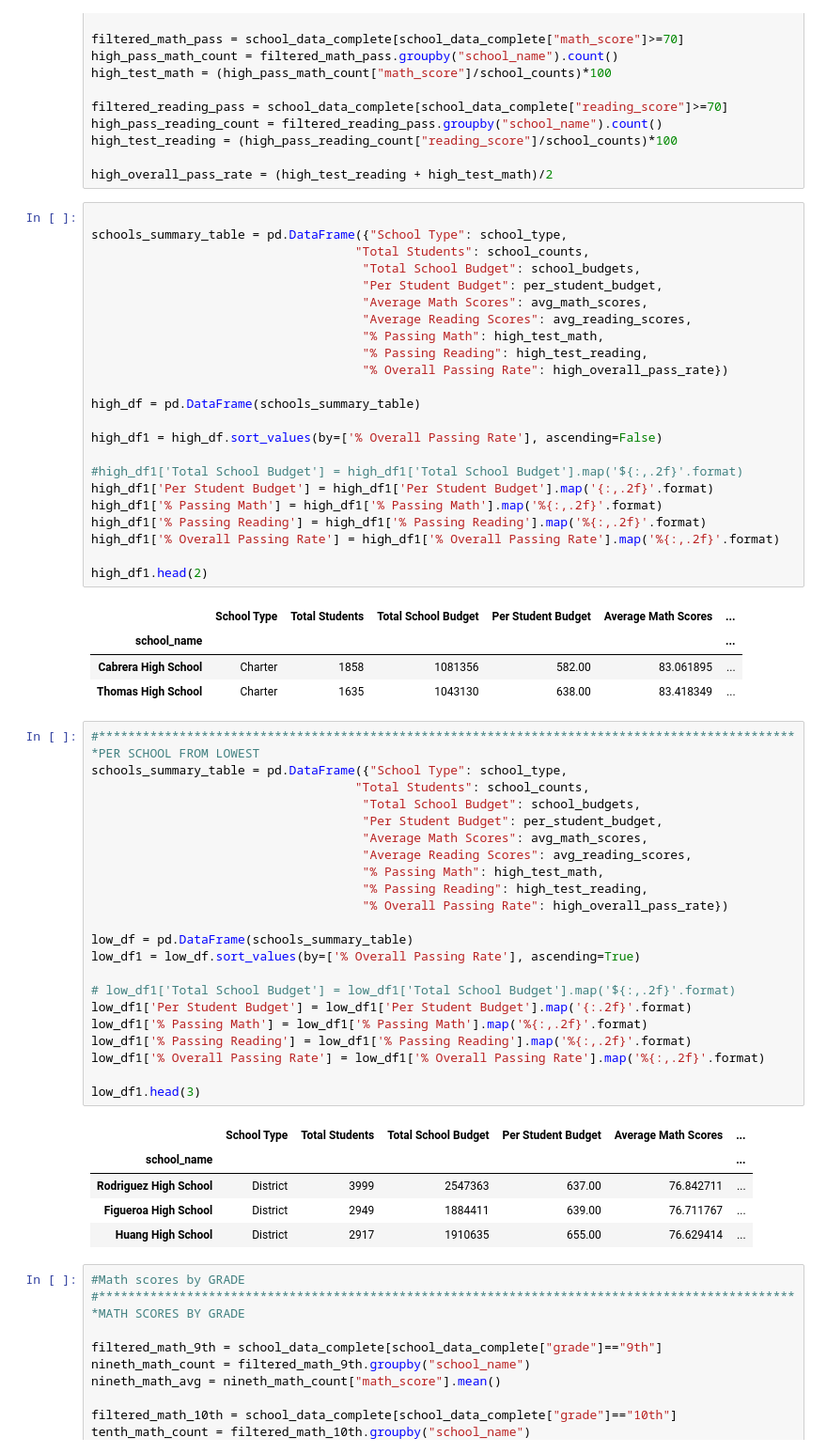
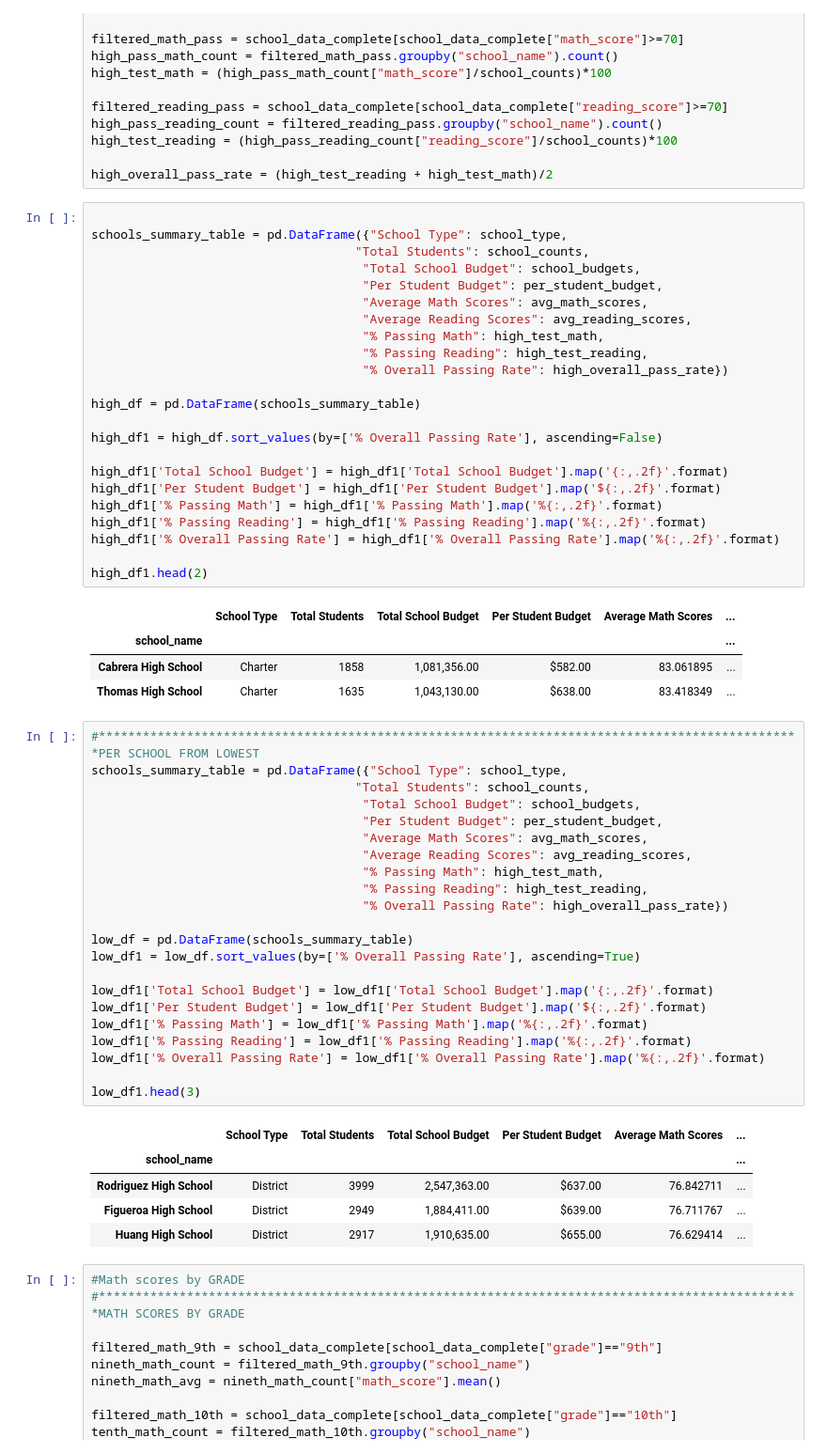
Before and after one commit to ramosconde/05-Matplotlib, a Jupyter notebook: 4-Numpy-Pandas Homework/Numpy_Pandas_Homework.ipynb, the cells around one changed output. Shown at 94% size. Saved outputs shown, nothing was run; the diff lists cells and outputs as text.

```diff
--- a/4-Numpy-Pandas Homework/Numpy_Pandas_Homework.ipynb
+++ b/4-Numpy-Pandas Homework/Numpy_Pandas_Homework.ipynb
@@ -116,8 +116,8 @@ high_df = pd.DataFrame(schools_summary_table)
 
 high_df1 = high_df.sort_values(by=['% Overall Passing Rate'], ascending=False)
 
-#high_df1['Total School Budget'] = high_df1['Total School Budget'].map('${:,.2f}'.format)
-high_df1['Per Student Budget'] = high_df1['Per Student Budget'].map('{:,.2f}'.format)
+high_df1['Total School Budget'] = high_df1['Total School Budget'].map('{:,.2f}'.format)
+high_df1['Per Student Budget'] = high_df1['Per Student Budget'].map('${:,.2f}'.format)
 high_df1['% Passing Math'] = high_df1['% Passing Math'].map('%{:,.2f}'.format)
 high_df1['% Passing Reading'] = high_df1['% Passing Reading'].map('%{:,.2f}'.format)
 high_df1['% Overall Passing Rate'] = high_df1['% Overall Passing Rate'].map('%{:,.2f}'.format)
@@ -126,36 +126,36 @@ high_df1.head(2)
 # %% [output]
 |  | School Type | Total Students | Total School Budget | Per Student Budget | Average Math Scores | ... |
 | school_name |  |  |  |  |  | ... |
-| Cabrera High School | Charter | 1858 | 1081356 | 582.00 | 83.061895 | ... |
-| Thomas High School | Charter | 1635 | 1043130 | 638.00 | 83.418349 | ... |
+| Cabrera High School | Charter | 1858 | 1,081,356.00 | $582.00 | 83.061895 | ... |
+| Thomas High School | Charter | 1635 | 1,043,130.00 | $638.00 | 83.418349 | ... |
 # %%
 #************************************************************************************************PER SCHOOL FROM LOWEST
 schools_summary_table = pd.DataFrame({"School Type": school_type,
                                     "Total Students": school_counts,
                                      "Total School Budget": school_budgets,
                                      "Per Student Budget": per_student_budget,
                                      "Average Math Scores": avg_math_scores,
                                      "Average Reading Scores": avg_reading_scores,
                                      "% Passing Math": high_test_math,
                                      "% Passing Reading": high_test_reading,
                                      "% Overall Passing Rate": high_overall_pass_rate})
 
 low_df = pd.DataFrame(schools_summary_table)
 low_df1 = low_df.sort_values(by=['% Overall Passing Rate'], ascending=True)
 
-# low_df1['Total School Budget'] = low_df1['Total School Budget'].map('${:,.2f}'.format)
-low_df1['Per Student Budget'] = low_df1['Per Student Budget'].map('{:.2f}'.format)
+low_df1['Total School Budget'] = low_df1['Total School Budget'].map('{:,.2f}'.format)
+low_df1['Per Student Budget'] = low_df1['Per Student Budget'].map('${:,.2f}'.format)
 low_df1['% Passing Math'] = low_df1['% Passing Math'].map('%{:,.2f}'.format)
 low_df1['% Passing Reading'] = low_df1['% Passing Reading'].map('%{:,.2f}'.format)
 low_df1['% Overall Passing Rate'] = low_df1['% Overall Passing Rate'].map('%{:,.2f}'.format)
 
 low_df1.head(3)
 # %% [output]
 |  | School Type | Total Students | Total School Budget | Per Student Budget | Average Math Scores | ... |
 | school_name |  |  |  |  |  | ... |
-| Rodriguez High School | District | 3999 | 2547363 | 637.00 | 76.842711 | ... |
-| Figueroa High School | District | 2949 | 1884411 | 639.00 | 76.711767 | ... |
-| Huang High School | District | 2917 | 1910635 | 655.00 | 76.629414 | ... |
+| Rodriguez High School | District | 3999 | 2,547,363.00 | $637.00 | 76.842711 | ... |
+| Figueroa High School | District | 2949 | 1,884,411.00 | $639.00 | 76.711767 | ... |
+| Huang High School | District | 2917 | 1,910,635.00 | $655.00 | 76.629414 | ... |
 # %%
 #Math scores by GRADE
 #************************************************************************************************MATH SCORES BY GRADE
```
Also changed, not shown: parts of 2 cells of this notebook.
